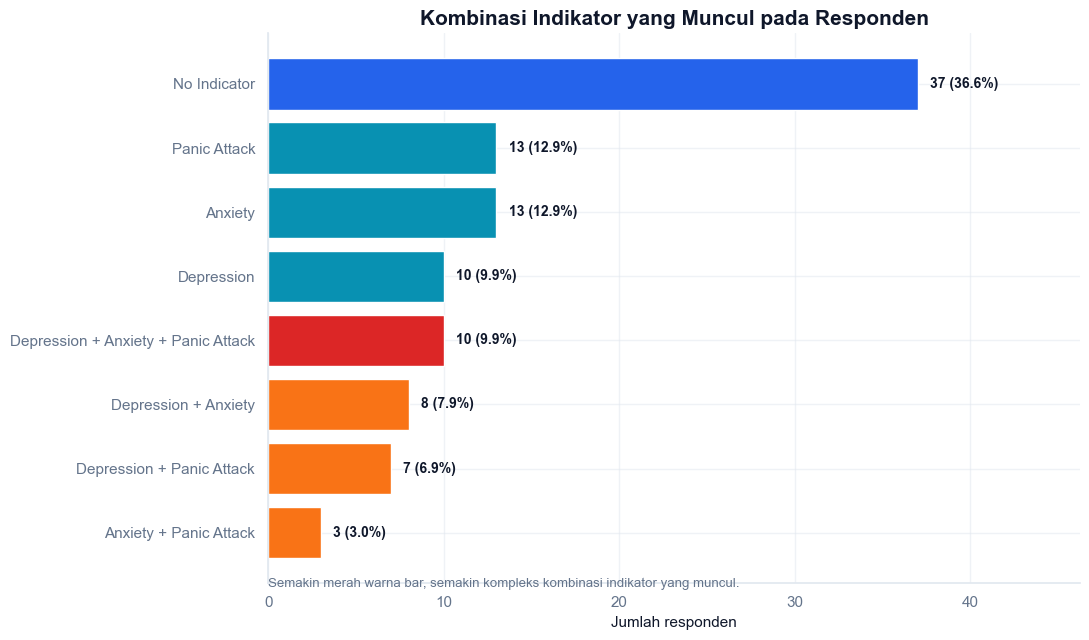
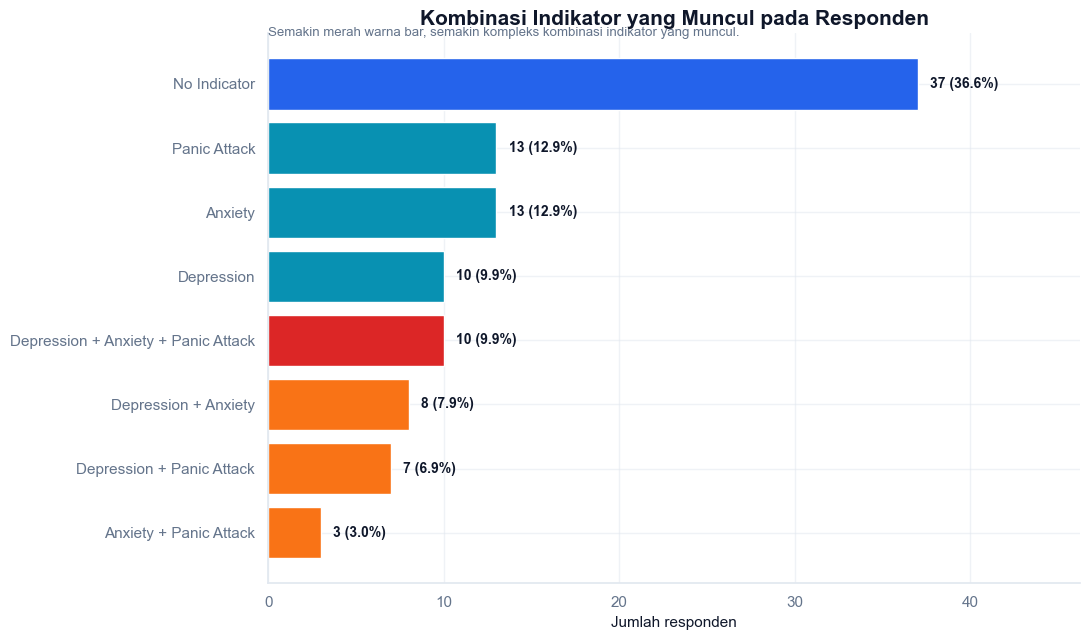
Code edit (unified diff) that turned the first committed figure into the second:
--- before
+++ after
@@ -17,5 +17,5 @@
 ax.set_xlabel('Jumlah responden')
 ax.set_title('Kombinasi Indikator yang Muncul pada Responden')
-ax.text(0, -0.85, 'Semakin merah warna bar, semakin kompleks kombinasi indikator yang muncul.', fontsize=9.5, color=COLORS['muted'])
+ax.text(0, 7.75, 'Semakin merah warna bar, semakin kompleks kombinasi indikator yang muncul.', fontsize=9.5, color=COLORS['muted'])
 clean_axis(ax)
 save_viz('07_bar_kombinasi_indikator.png')

Commit: Add Clustering